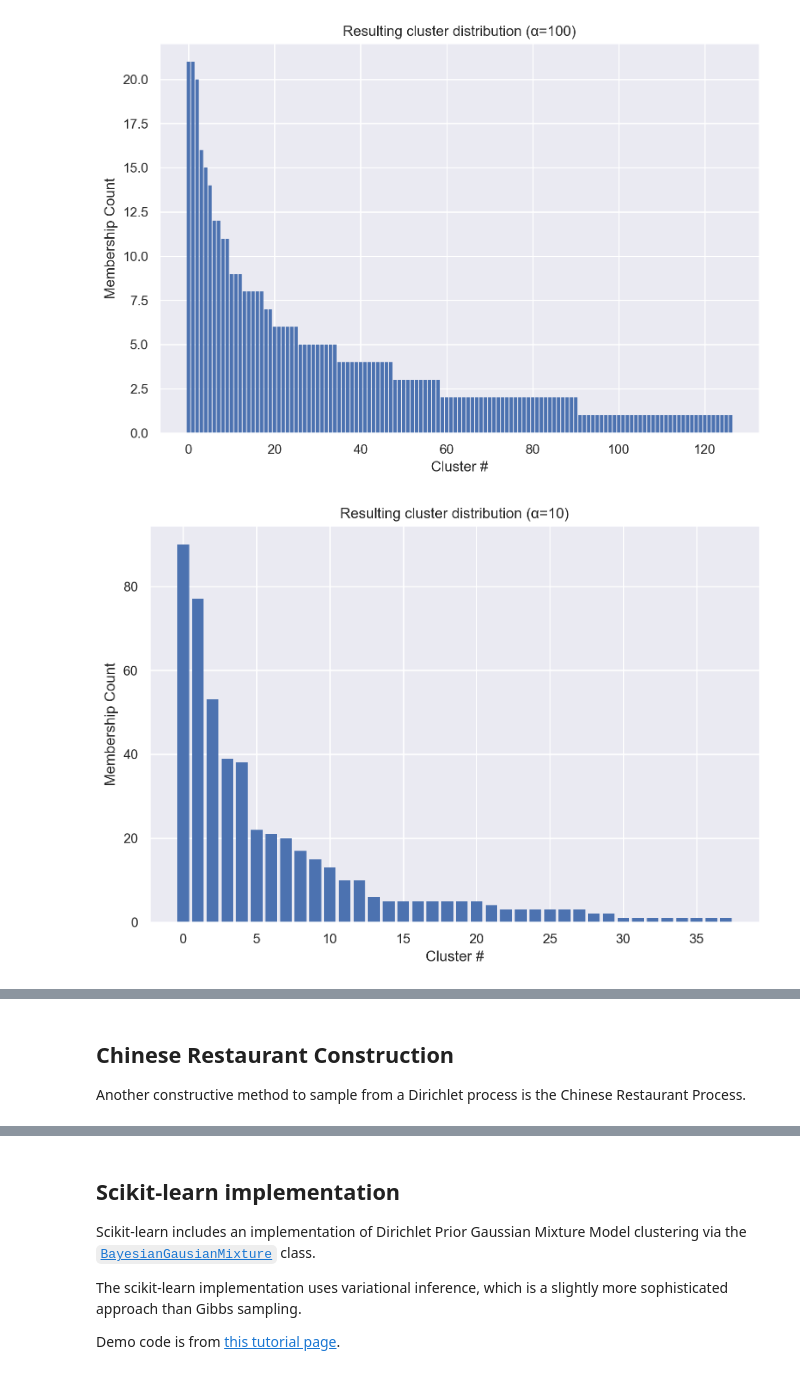
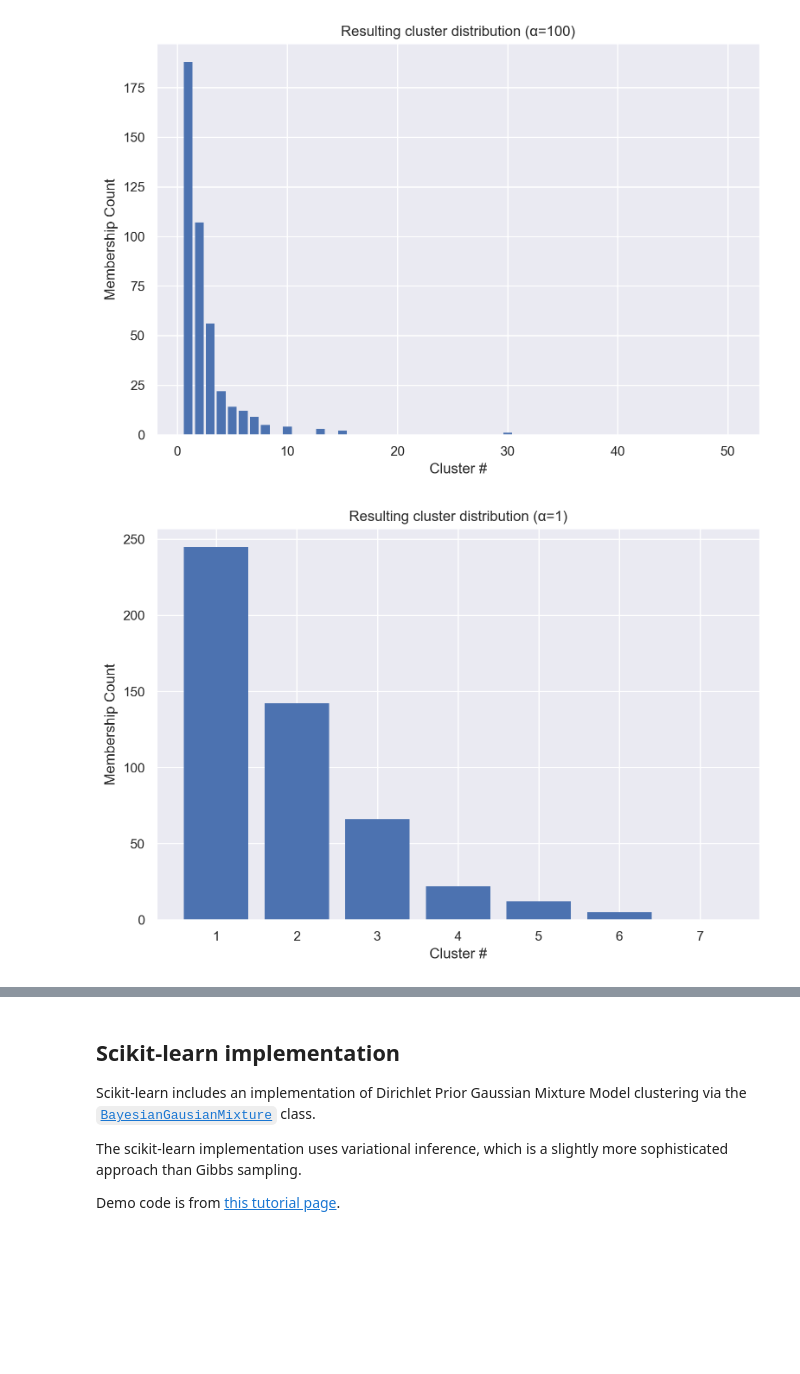
Before and after one commit to aaronsnoswell/scratchpad, a Jupyter notebook: dirichlet.ipynb, the cells around one changed output, grey strips where cells are left out. Saved outputs shown, nothing was run; the diff lists cells and outputs as text; code cells hidden in the pictures; blank space fills up the shorter version.

```diff
--- a/dirichlet.ipynb
+++ b/dirichlet.ipynb
@@ -45,70 +46,68 @@ new_color = lambda: np.random.randint(0, num_colors)
 
 class Ball():
 
-    def __init__(self, color=None):
-        # None corresponds to a black ball
+    def __init__(self, color):
         self.color = color
 
     def __repr__(self):
-        return "Ball({})".format(
-            self.color if self.color is not None else ''
-        )
+        return f"Ball({self.color})"
 
 
 def urn_sampling(alpha=10, num_observations=500):
     """The Urn construction scheme follows
     """
-    observations = {}
-    urn = [Ball() for _ in range(alpha)]
 
-    for obs in range(num_observations):
+    # Step 1 - start with a random colored ball in the urn
+    urn = [Ball(new_color())]
 
-        # Step 1 - draw a random ball
-        ball = random.choice(urn)
+    # Step 2 - Iterate until we have enough observations
+    for n in range(1, num_observations - 1):
 
-        if ball.color is None:
-            # Step 1a - sapmle a new color
+        p = np.random.rand()
+
+        if p > alpha / (alpha + n):
+            # Step 2a - sample a new color
             color = new_color()
         else:
-            # Step 1b - duplicate the color we drew
-            color = ball.color
+            # Step 2b - copy a color from the urn's empirical distribution
+            color = random.choice(urn).color
 
-        # Add the new ball and the drawn ball back to the urn
+        # Create a new ball and add it to the urn
         urn.append(Ball(color))
 
-        # Update our observation dictionary
-        observations[color] = observations.get(color, 0) + 1
+    # Get the resulting distribution
+    colors = [b.color for b in urn]
 
-    # Sort the cluster membership counts
-    count = list(sorted(list(observations.values()))[::-1])
-    x = list(range(len(count)))
-
-    # Return vectors of cluster IDs and number of cluster members
-    return (x, count)
+    # Return sorted cluster membership counts, and cluster IDs
+    counts = {}
+    for c in colors:
+        counts[c] = counts.get(c, 0) + 1
+    counts = sorted(counts.values())[::-1]
+    return counts, list(range(len(counts)))
 
 # Plot cluster size histograms
 sns.set()
 
 plt.figure(figsize=(9, 6), dpi=200)
 plt.bar(*urn_sampling(100), lw=0)
 plt.xlabel("Cluster #")
 plt.ylabel("Membership Count")
 plt.title("Resulting cluster distribution (α=100)")
 plt.show()
 
 plt.figure(figsize=(9, 6), dpi=200)
-plt.bar(*urn_sampling(10), lw=0)
-plt.xlabel("Cluster #")
-plt.ylabel("Membership Count")
-plt.title("Resulting cluster distribution (α=10)")
-plt.show()
-
-plt.figure(figsize=(9, 6), dpi=200)
 plt.bar(*urn_sampling(1), lw=0)
 plt.xlabel("Cluster #")
 plt.ylabel("Membership Count")
 plt.title("Resulting cluster distribution (α=1)")
 plt.show()
+
+plt.figure(figsize=(9, 6), dpi=200)
+plt.bar(*urn_sampling(0.01), lw=0)
+plt.xlabel("Cluster #")
+plt.ylabel("Membership Count")
+plt.title("Resulting cluster distribution (α=0.01)")
+plt.show()
 # %% [output]
-[figure, old version]
+[figure, new version]
-[figure, old version]
+[figure, new version]
@@ -116,5 +114,0 @@ plt.show()
-# %% [markdown]
-
-## Chinese Restaurant Construction
-
-Another constructive method to sample from a Dirichlet process is the Chinese Restaurant Process.
```
Also changed, not shown: parts of 11 cells of this notebook, 2 other files.
